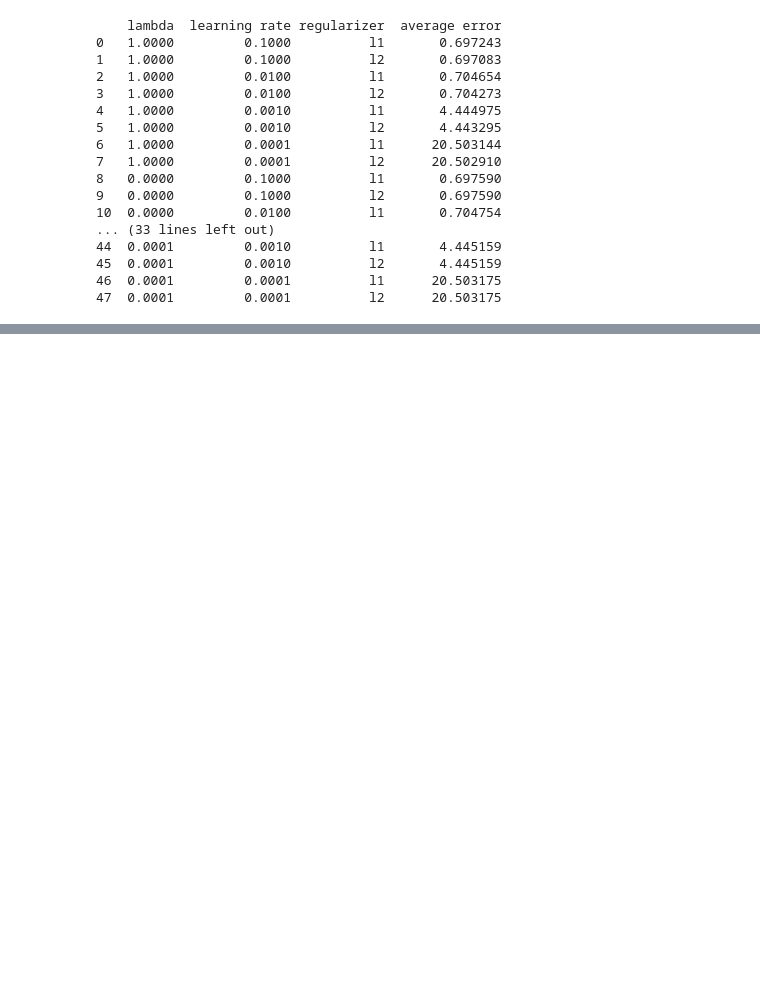
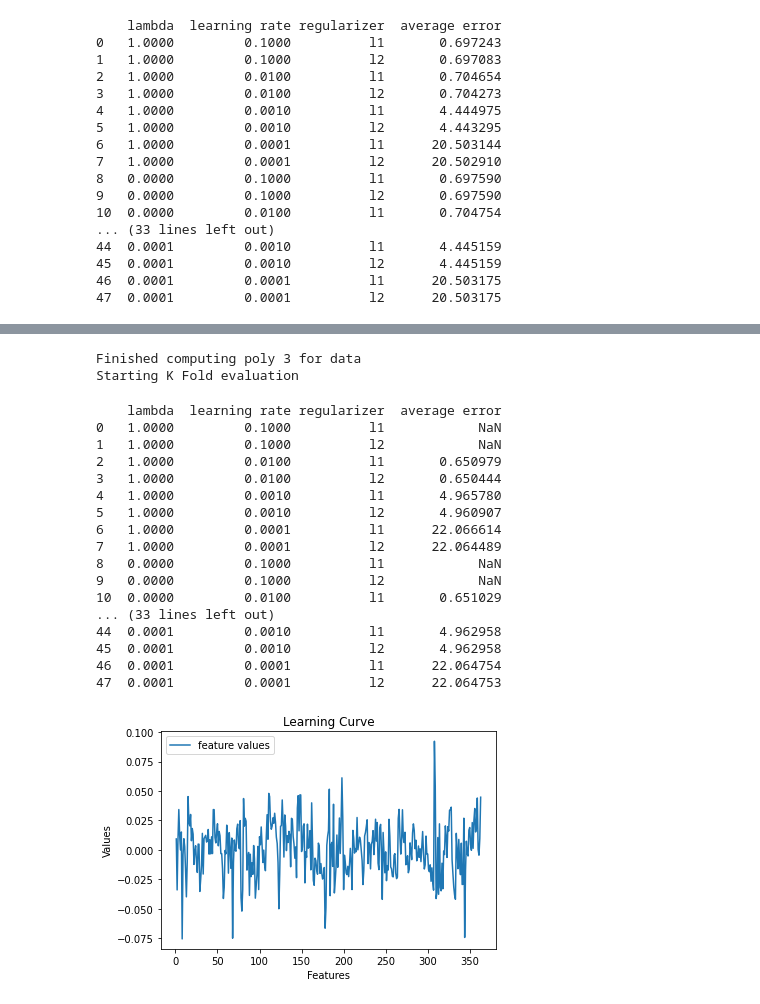
Before and after one commit to jreyesco16/ml-assignment, a Jupyter notebook: assignment-2/kim_changsu_reyes-cortes_jesse_steiner_devan_assignment2.ipynb, the cells around one changed output, grey strips where cells are left out. Cells and saved outputs as stored; diff of their text form; code cells hidden in the pictures; blank space fills up the shorter version.

```diff
--- a/assignment-2/kim_changsu_reyes-cortes_jesse_steiner_devan_assignment2.ipynb
+++ b/assignment-2/kim_changsu_reyes-cortes_jesse_steiner_devan_assignment2.ipynb
@@ -377,7 +397,7 @@ def kFold(model, X, Y, k,lambd, learning_rate, regularizer):
                     else:
                         y_test = np.squeeze(y_test)
 
-                    model.fit(x_train, y_train, learning_rate=lr,lambd=lm, regularizer=rg)
+                    model.fit(x_train, y_train, learning_rate=lr,lambd=lm, regularizer=rg, tol=.000001)
                     y_hat = model.predict(x_test)
 
                     if(type(y_hat)==np.float64):
@@ -385,8 +405,7 @@ def kFold(model, X, Y, k,lambd, learning_rate, regularizer):
                         tmp.append(y_hat)
                         y_hat = tmp
                     avg_e = avg_e + [mse(y_test,y_hat)]
-
-                print("Avg Mean Fold: ",np.mean(avg_e))
+                print("AVG error: ", np.mean(avg_e))
                 lams = lams + [lm]
                 l_rates = l_rates + [lr]
                 regs = regs + [rg]
@@ -410,5 +429,5 @@ X = (X - X.mean())/X.std() ## standardized data
 Y = data['quality']
 
 dict = kFold(model, np.array(X), np.array(Y), 5, lambd, learning_rate, regularizer)
-print(dict)
+print("Finished creating dictionary for linear regression model")
 # %% [output]
@@ -468,0 +483,47 @@ print(A)
+# %%
+# part C 13 model training data with degree 3 & plot the optimal learning curve
+X = data.drop(columns='quality')
+# X = (X - X.mean())/X.std() ## standardized data
+X = np.array(X)
+X_poly3 = pd.DataFrame([])
+
+for i in range(0, len(X)):
+    X_poly3 = X_poly3.append(pd.DataFrame(polynomialFeatures(X[i], 3)).transpose())
+    count = count + 1
+print("Finished computing poly 3 for data")
+Y = data['quality']
+X = (X_poly3 - X_poly3.mean())/X_poly3.std()
+print("Starting K Fold evaluation")
+lambd = [1.0, 0, 0.1, 0.01, 0.001, 0.0001]
+learning_rate = [0.1, 0.01, 0.001, 0.0001]
+regularizer = ["l1", "l2"]
+model = Linear_Regression()
+
+dict = kFold(model, np.array(X), np.array(Y), 5, lambd, learning_rate, regularizer)
+dict_df = pd.DataFrame(dict)
+print(dict_df)
+
+
+model.fit(X, Y, learning_rate=.01,lambd=1, regularizer='l2')
+model.plot_curve()
+# %% [output]
+Finished computing poly 3 for data
+Starting K Fold evaluation
+    lambda  learning rate regularizer  average error
+0   1.0000         0.1000          l1            NaN
+1   1.0000         0.1000          l2            NaN
+2   1.0000         0.0100          l1       0.650979
+3   1.0000         0.0100          l2       0.650444
+4   1.0000         0.0010          l1       4.965780
+5   1.0000         0.0010          l2       4.960907
+6   1.0000         0.0001          l1      22.066614
+7   1.0000         0.0001          l2      22.064489
+8   0.0000         0.1000          l1            NaN
+9   0.0000         0.1000          l2            NaN
+10  0.0000         0.0100          l1       0.651029
+... (33 lines left out)
+44  0.0001         0.0010          l1       4.962958
+45  0.0001         0.0010          l2       4.962958
+46  0.0001         0.0001          l1      22.064754
+47  0.0001         0.0001          l2      22.064753
+[figure, added]
```
Also changed, not shown: parts of 5 cells of this notebook.
